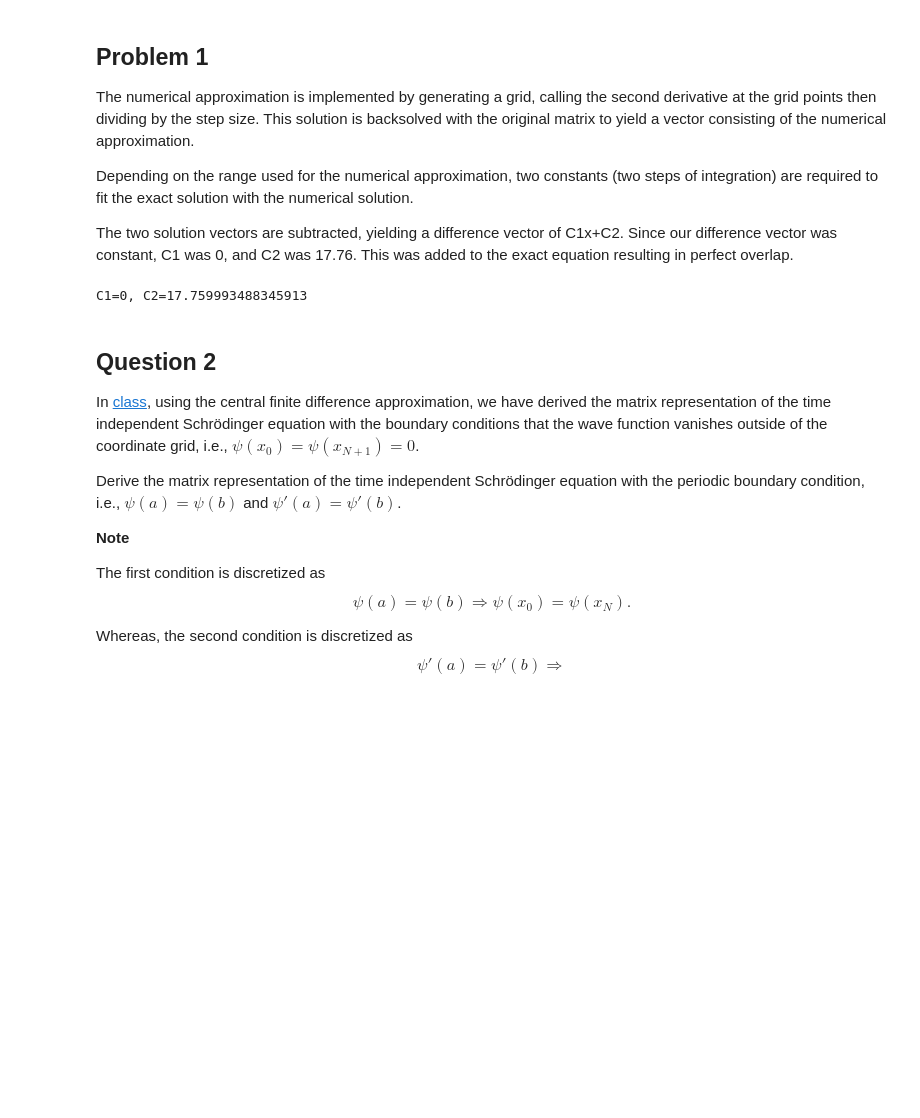
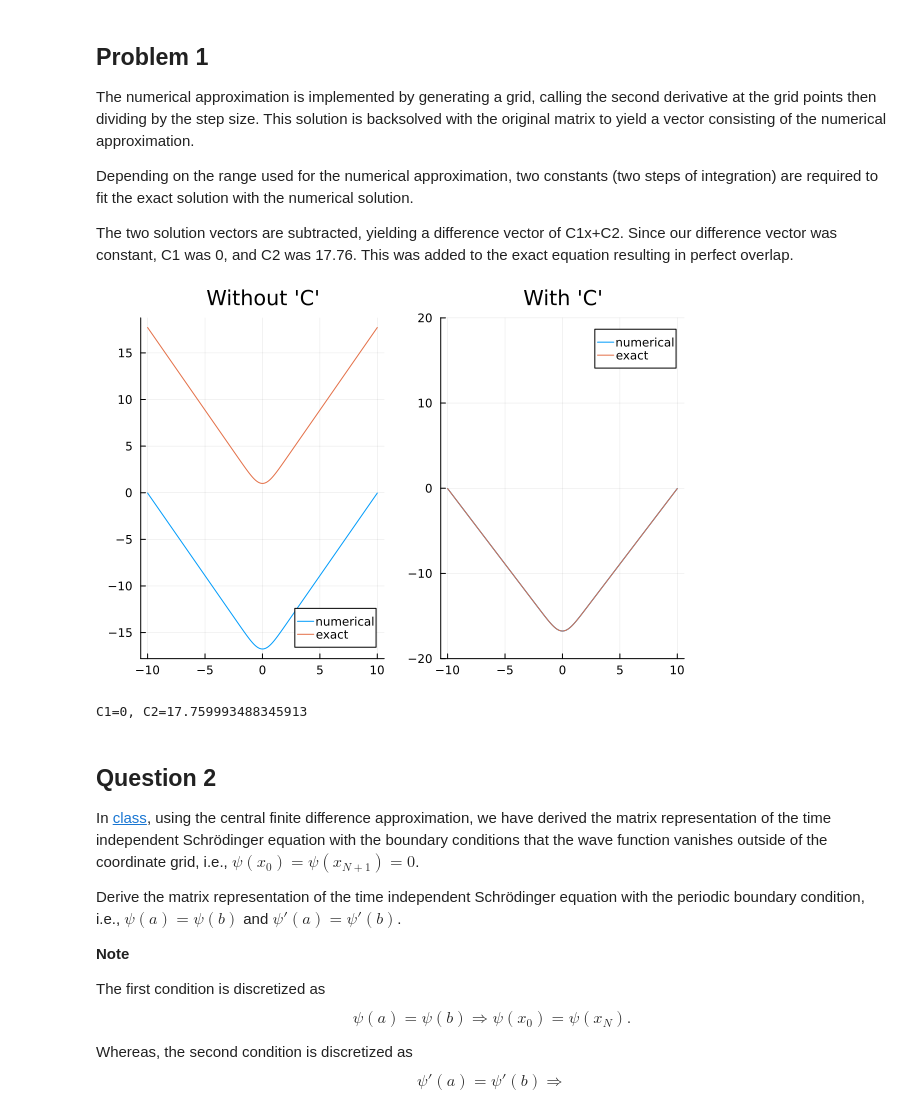
Before and after one commit to jloch206/Comp_Phys_Lochner, a Jupyter notebook: Homework3.ipynb, the cells around one changed output. Cells and saved outputs as stored; diff of their text form; code cells hidden in the pictures; blank space fills up the shorter version.

```diff
--- a/Homework3.ipynb
+++ b/Homework3.ipynb
@@ -43,33 +43,35 @@ using LinearAlgebra, Plots, SpecialFunctions,Statistics
 x=collect(-10:.02:10)
 Δx=.02
 N=length(x)
 B = 2 .*exp.(-x.^2)
 A = zeros(N,N)
 for i in 1:N, j in 1:N
   abs(i-j)<=1 && (A[i,j]+=1)
   i==j && (A[i,j]-=3)
 end
 A = A/(Δx^2)
 numerical_sol=A\B
 #
 exact_fun=x->sqrt(pi).*erf.(x).*x+exp.(-x.^2)
 exact_sol=exact_fun(x)
 diff=exact_sol-numerical_sol
 c2=mean(diff)
 c1=0
 exact_fun1=x->sqrt(pi).*erf.(x).*x+exp.(-x.^2) +c1 .*x  .-c2
 exact_sol1=exact_fun1(x)
 #
 pt1=Plots.plot(x,numerical_sol,label="numerical")
 Plots.plot!(pt1,x,exact_sol,label="exact",title="Without 'C'")
 pt2=Plots.plot(x,numerical_sol,label="numerical")
 Plots.plot!(pt2,x,exact_sol1,label="exact",title="With 'C'")
 ##
 ylims!(pt2,-20,20)
 display(plot(pt1,pt2))
+gui()
 
 print("C1=",c1, ", C2=",c2)
 # %% [output]
+[figure, added]
 C1=0, C2=17.759993488345913
 # %% [markdown]
 ## Question 2
```
Also changed, not shown: parts of 10 cells of this notebook.
